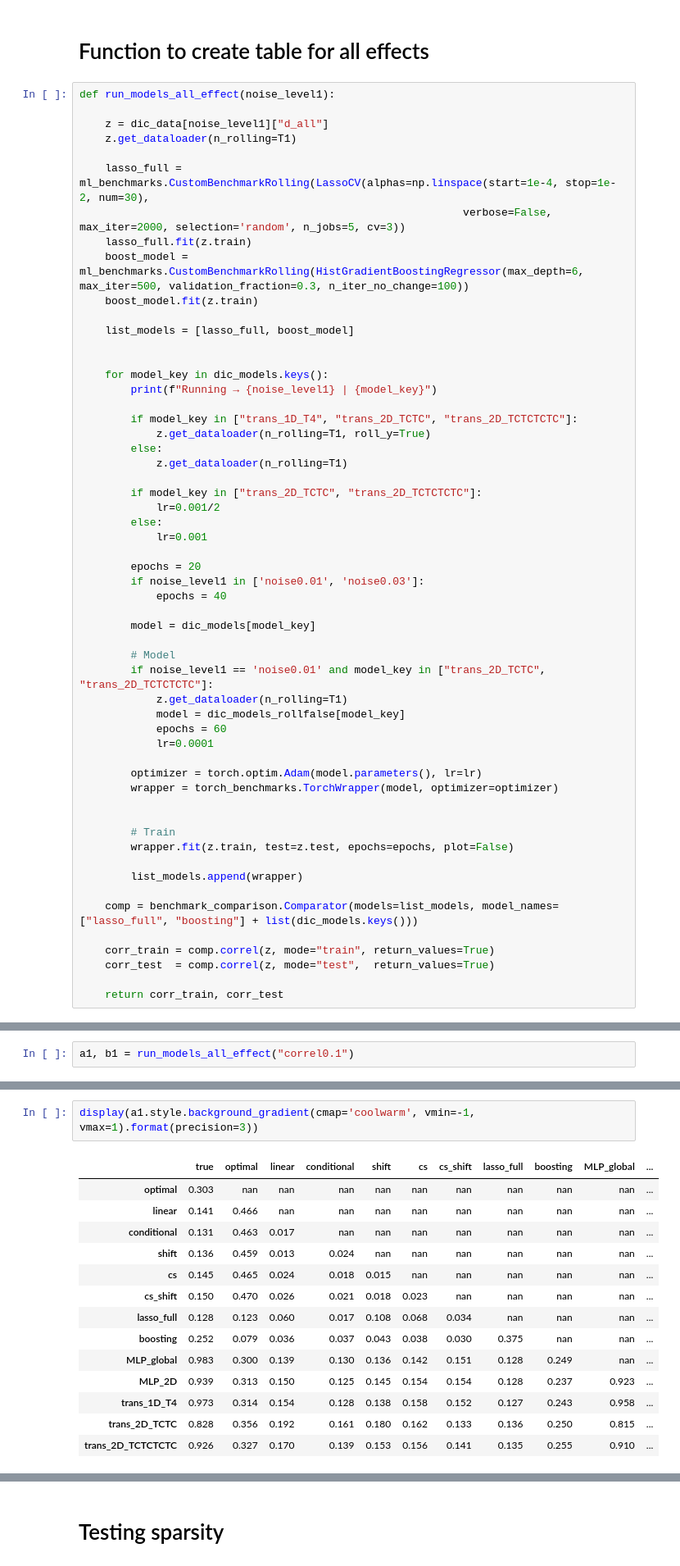
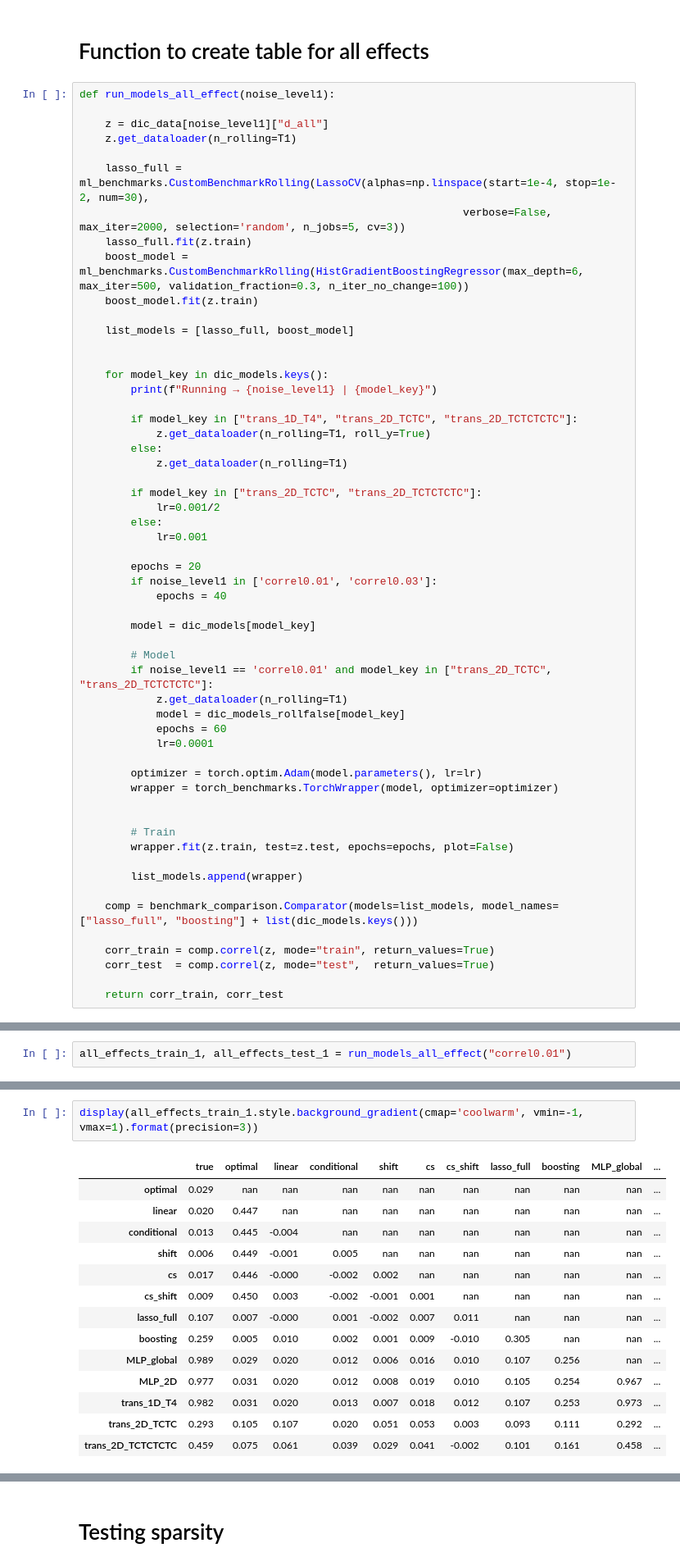
Before and after one commit to cyrilgarcia009/TSNN, a Jupyter notebook: notebooks/figures_for_paper1.ipynb, the cells around one changed output, grey strips where cells are left out. Shown at 82% size. Drawn from its saved outputs; the diff is of its cells as text.

Commit message:
Generated all effects tables

```diff
--- a/notebooks/figures_for_paper1.ipynb
+++ b/notebooks/figures_for_paper1.ipynb
@@ -621,13 +621,13 @@ def run_models_all_effect(noise_level1):
             lr=0.001
 
         epochs = 20
-        if noise_level1 in ['noise0.01', 'noise0.03']:
+        if noise_level1 in ['correl0.01', 'correl0.03']:
             epochs = 40
 
         model = dic_models[model_key]
 
         # Model
-        if noise_level1 == 'noise0.01' and model_key in ["trans_2D_TCTC", "trans_2D_TCTCTCTC"]:
+        if noise_level1 == 'correl0.01' and model_key in ["trans_2D_TCTC", "trans_2D_TCTCTCTC"]:
             z.get_dataloader(n_rolling=T1)
             model = dic_models_rollfalse[model_key]
             epochs = 60
@@ -651,3 +653,3 @@ def run_models_all_effect(noise_level1):
 # %%
-a1, b1 = run_models_all_effect("correl0.1")
+all_effects_train_1, all_effects_test_1 = run_models_all_effect("correl0.01")
 # %% [output]
@@ -659,18 +701,18 @@ Running → correl0.1 | trans_2D_TCTCTCTC
 # %%
-display(a1.style.background_gradient(cmap='coolwarm', vmin=-1, vmax=1).format(precision=3))
+display(all_effects_train_1.style.background_gradient(cmap='coolwarm', vmin=-1, vmax=1).format(precision=3))
 # %% [output]
 |  | true | optimal | linear | conditional | shift | cs | cs_shift | lasso_full | boosting | MLP_global | ... |
-| optimal | 0.303 | nan | nan | nan | nan | nan | nan | nan | nan | nan | ... |
-| linear | 0.141 | 0.466 | nan | nan | nan | nan | nan | nan | nan | nan | ... |
-| conditional | 0.131 | 0.463 | 0.017 | nan | nan | nan | nan | nan | nan | nan | ... |
-| shift | 0.136 | 0.459 | 0.013 | 0.024 | nan | nan | nan | nan | nan | nan | ... |
-| cs | 0.145 | 0.465 | 0.024 | 0.018 | 0.015 | nan | nan | nan | nan | nan | ... |
-| cs_shift | 0.150 | 0.470 | 0.026 | 0.021 | 0.018 | 0.023 | nan | nan | nan | nan | ... |
-| lasso_full | 0.128 | 0.123 | 0.060 | 0.017 | 0.108 | 0.068 | 0.034 | nan | nan | nan | ... |
-| boosting | 0.252 | 0.079 | 0.036 | 0.037 | 0.043 | 0.038 | 0.030 | 0.375 | nan | nan | ... |
-| MLP_global | 0.983 | 0.300 | 0.139 | 0.130 | 0.136 | 0.142 | 0.151 | 0.128 | 0.249 | nan | ... |
-| MLP_2D | 0.939 | 0.313 | 0.150 | 0.125 | 0.145 | 0.154 | 0.154 | 0.128 | 0.237 | 0.923 | ... |
-| trans_1D_T4 | 0.973 | 0.314 | 0.154 | 0.128 | 0.138 | 0.158 | 0.152 | 0.127 | 0.243 | 0.958 | ... |
-| trans_2D_TCTC | 0.828 | 0.356 | 0.192 | 0.161 | 0.180 | 0.162 | 0.133 | 0.136 | 0.250 | 0.815 | ... |
-| trans_2D_TCTCTCTC | 0.926 | 0.327 | 0.170 | 0.139 | 0.153 | 0.156 | 0.141 | 0.135 | 0.255 | 0.910 | ... |
+| optimal | 0.029 | nan | nan | nan | nan | nan | nan | nan | nan | nan | ... |
+| linear | 0.020 | 0.447 | nan | nan | nan | nan | nan | nan | nan | nan | ... |
+| conditional | 0.013 | 0.445 | -0.004 | nan | nan | nan | nan | nan | nan | nan | ... |
+| shift | 0.006 | 0.449 | -0.001 | 0.005 | nan | nan | nan | nan | nan | nan | ... |
+| cs | 0.017 | 0.446 | -0.000 | -0.002 | 0.002 | nan | nan | nan | nan | nan | ... |
+| cs_shift | 0.009 | 0.450 | 0.003 | -0.002 | -0.001 | 0.001 | nan | nan | nan | nan | ... |
+| lasso_full | 0.107 | 0.007 | -0.000 | 0.001 | -0.002 | 0.007 | 0.011 | nan | nan | nan | ... |
+| boosting | 0.259 | 0.005 | 0.010 | 0.002 | 0.001 | 0.009 | -0.010 | 0.305 | nan | nan | ... |
+| MLP_global | 0.989 | 0.029 | 0.020 | 0.012 | 0.006 | 0.016 | 0.010 | 0.107 | 0.256 | nan | ... |
+| MLP_2D | 0.977 | 0.031 | 0.020 | 0.012 | 0.008 | 0.019 | 0.010 | 0.105 | 0.254 | 0.967 | ... |
+| trans_1D_T4 | 0.982 | 0.031 | 0.020 | 0.013 | 0.007 | 0.018 | 0.012 | 0.107 | 0.253 | 0.973 | ... |
+| trans_2D_TCTC | 0.293 | 0.105 | 0.107 | 0.020 | 0.051 | 0.053 | 0.003 | 0.093 | 0.111 | 0.292 | ... |
+| trans_2D_TCTCTCTC | 0.459 | 0.075 | 0.061 | 0.039 | 0.029 | 0.041 | -0.002 | 0.101 | 0.161 | 0.458 | ... |
 # %%
```
Also changed, not shown: parts of 19 cells of this notebook.
